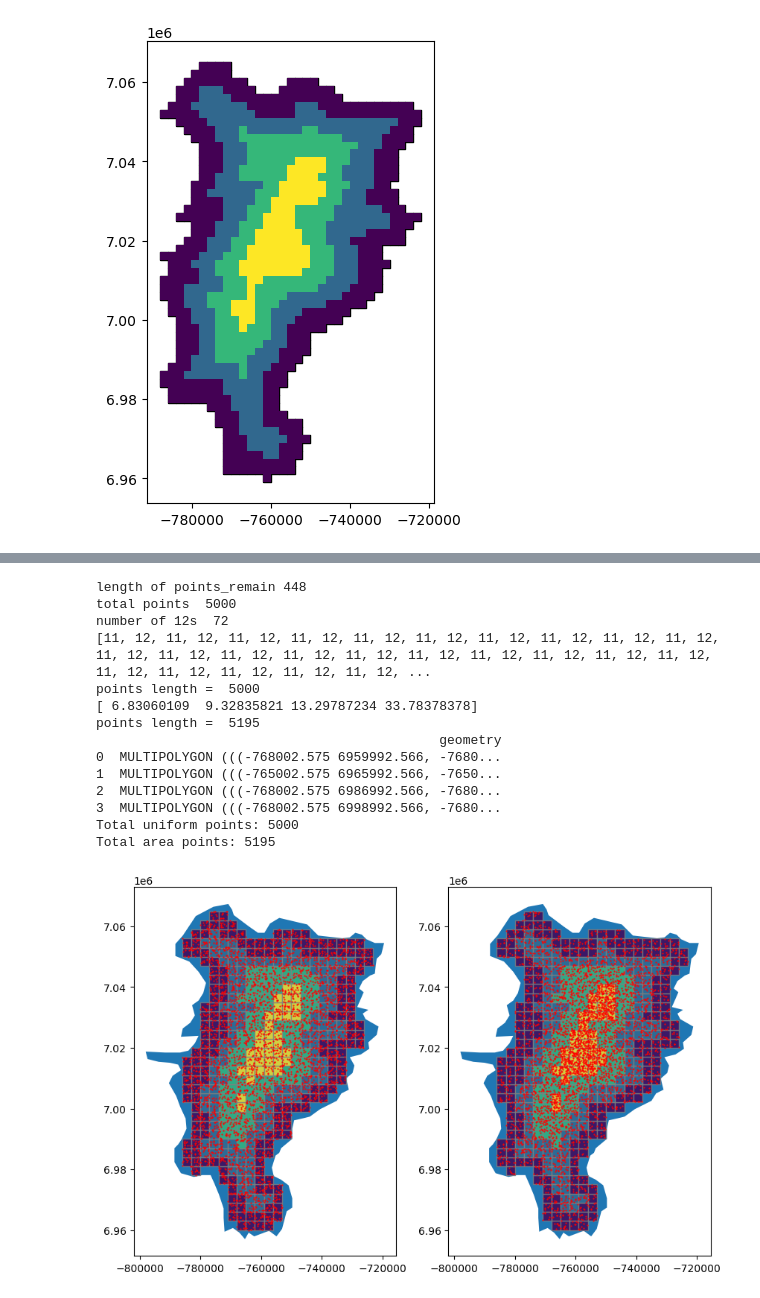
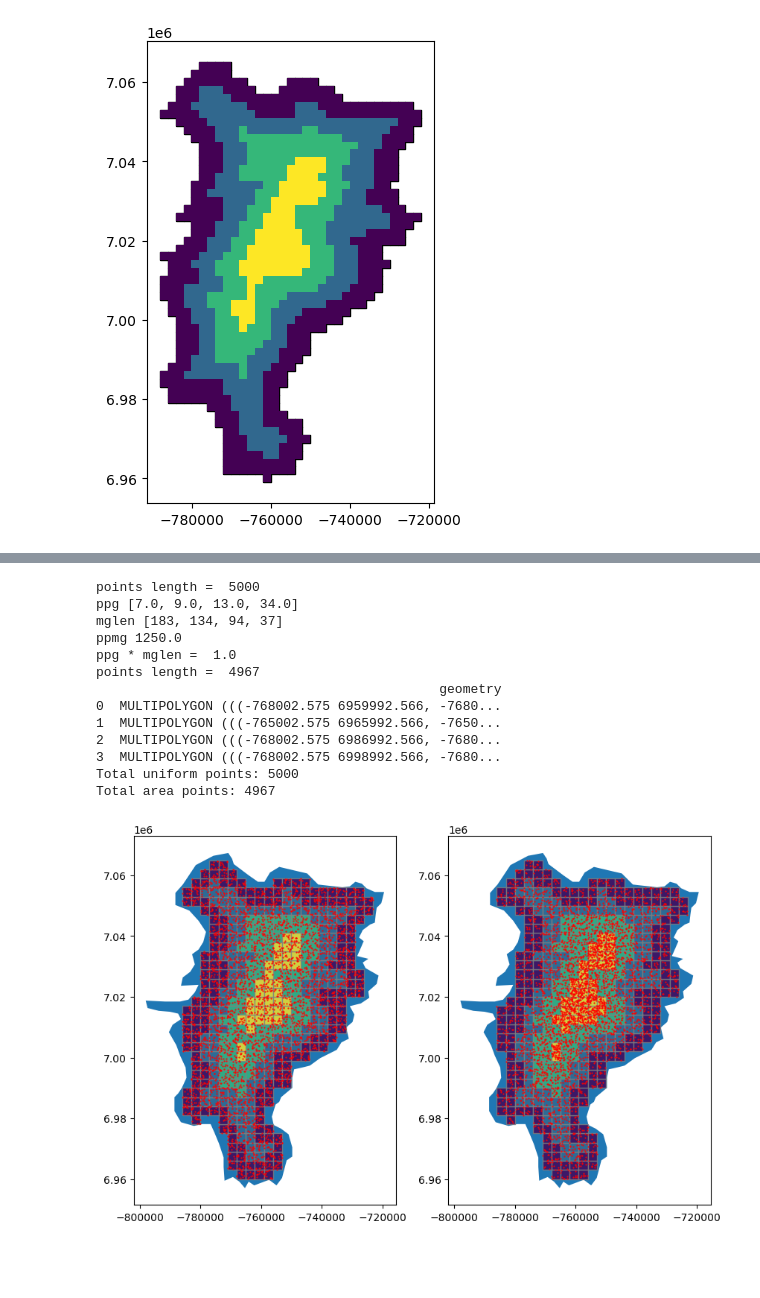
Before and after one commit to paddeaux/radian, a Jupyter notebook: radian_testing.ipynb, the cells around one changed output, grey strips where cells are left out. Saved outputs shown, nothing was run; the diff lists cells and outputs as text; code cells hidden in the pictures; blank space fills up the shorter version.

```diff
--- a/radian_testing.ipynb
+++ b/radian_testing.ipynb
@@ -571,20 +571,39 @@ Name: 0, dtype: geometry
 # %%
+import geopandas as gpd
+import pandas as pd
+from pandas import Series
+import shapely
+from shapely import geometry
+from shapely.geometry import MultiPolygon, Polygon
+import matplotlib.pyplot as plt
+import numpy as np
+
 def points_in_raster_grid(raster_grid, total_points=5000, by_area=False):
     multipol_lens = [len(multi_poly.geoms) for multi_poly in raster_grid['geometry']]
     total_grids = np.sum(multipol_lens)
     if by_area:
-        multipoly_nums = np.round(total_points / 4)
-        multipoly_blocks = multipoly_nums / multipol_lens
+        #multipoly_nums = np.round(total_points / 4)
+        #print(multipol_lens)
+        #multipoly_blocks = (multipoly_nums / multipol_lens)
+        #print("Multipoly splits:", np.round(multipoly_blocks))
+        points_per_multigrid = np.round(total_points / 4)
+        multipoly_blocks = [np.round(points_per_multigrid / x) for x in multipol_lens]
+        print("ppg", multipoly_blocks)
+        print("mglen", multipol_lens)
+        print("ppmg", np.array(points_per_multigrid))
+        print("ppg * mglen = ", (total_points - sum(multipol_lens * np.array(multipoly_blocks)))%4)
+
     else: # uniform (total_points - (total_points % total_grids)) / total_grids
         points_per_grid = (total_points - (total_points % total_grids)) / total_grids
         multipoly_blocks = [points_per_grid for i in range(4)]
-        multipoly_nums = np.floor(total_points * (multipol_lens / np.sum(multipol_lens)))
+        multipoly_nums = np.ceil(total_points * (multipol_lens / np.sum(multipol_lens)))
 
         # uniform division
         points_per_grid = (total_points - (total_points % total_grids)) / total_grids
 
         points_grid = [points_per_grid] * total_grids
         points_mod = total_points - sum(points_grid)
+
 
         points_remain = []
         j = 0
@@ -598,20 +617,8 @@ def points_in_raster_grid(raster_grid, total_points=5000, by_area=False):
                 else:
                     points_remain.append(0)
 
-        print("length of points_remain", len(points_remain))
-
         multipoly_blocks = np.add(points_grid, points_remain)
-        #print("points per grid", multipoly_blocks)
         multipoly_blocks = [int(x) for x in multipoly_blocks]
-        print("total points ", sum(multipoly_blocks))
-        count_twelve = 0
-        for x in multipoly_blocks:
-            if x == 12:
-                count_twelve += 1
-
-        print("number of 12s ", count_twelve)
-
-    print(multipoly_blocks)
 
     points_list = []
     grid_index = 0
@@ -634,38 +641,37 @@ def demo_example(size=1):
     kildare_grid = create_raster_grid(file_dir='scenarios/kildare/kildare.geojson',size_in_km=size, to_file=False, plot=False)
     kildare_points_uniform = points_in_raster_grid(kildare_grid, by_area=False)
     kildare_points_byarea = points_in_raster_grid(kildare_grid, by_area=True)
 
 
     print(kildare_grid)
     print("Total uniform points:", len(kildare_points_uniform))
     print("Total area points:", len(kildare_points_byarea))
     fig, axs = plt.subplots(1,2, figsize=(10,8))
 
 
     for ax in axs:
         kildare_original.plot(ax=ax)
         kildare_grid.plot(ax=ax, edgecolor='grey', cmap='viridis', alpha=0.8)
 
     kildare_points_uniform.plot(ax=axs[0], color='red', markersize=0.3)
     kildare_points_byarea.plot(ax=axs[1], color='red', markersize=0.3)
 
 
     plt.show()
 
 demo_example(3)
 # %% [output]
-length of points_remain 448
-total points  5000
-number of 12s  72
-[11, 12, 11, 12, 11, 12, 11, 12, 11, 12, 11, 12, 11, 12, 11, 12, 11, 12, 11, 12, 11, 12, 11, 12, 11, 12, 11, 12, 11, 12, 11, 12, 11, 12, 11, 12, 11, 12, 11, 12, 11, 12, 11, 12, 11, 12, 11, 12, 11, 12, ...
 points length =  5000
-[ 6.83060109  9.32835821 13.29787234 33.78378378]
-points length =  5195
+ppg [7.0, 9.0, 13.0, 34.0]
+mglen [183, 134, 94, 37]
+ppmg 1250.0
+ppg * mglen =  1.0
+points length =  4967
                                             geometry
 0  MULTIPOLYGON (((-768002.575 6959992.566, -7680...
 1  MULTIPOLYGON (((-765002.575 6965992.566, -7650...
 2  MULTIPOLYGON (((-768002.575 6986992.566, -7680...
 3  MULTIPOLYGON (((-768002.575 6998992.566, -7680...
 Total uniform points: 5000
-Total area points: 5195
+Total area points: 4967
-[figure, old version]
+[figure, new version]
```
Also changed, not shown: parts of 3 cells of this notebook.
